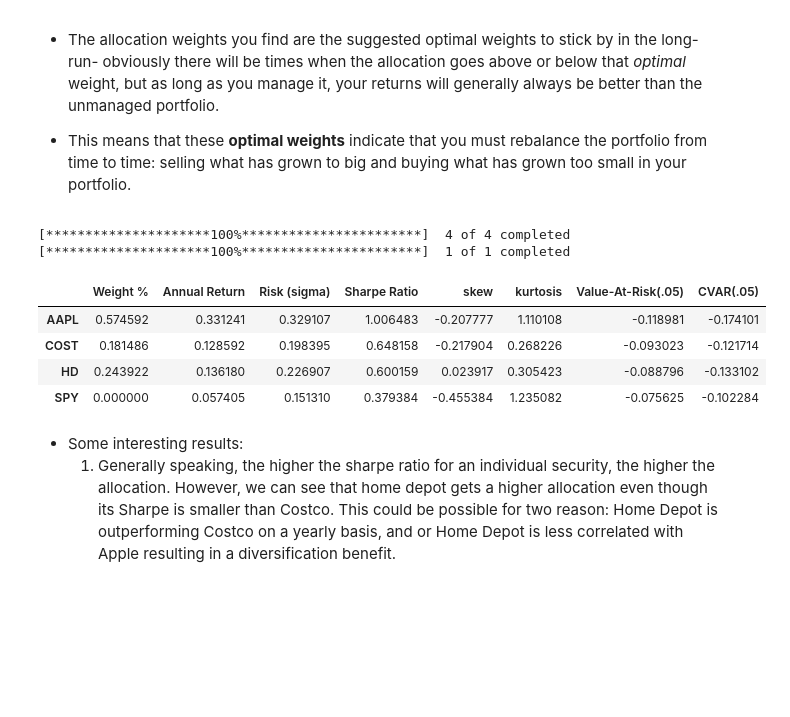
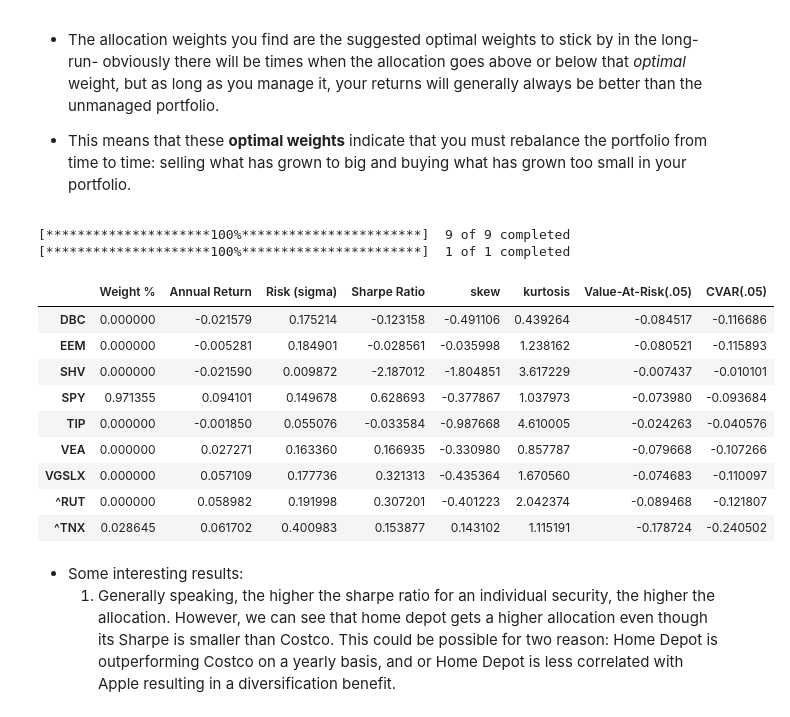
Before and after one commit to dcstein22/economics, a Jupyter notebook: Port_weight_function.ipynb, the cells around one changed output. Saved outputs shown, nothing was run; the diff lists cells and outputs as text; code cells hidden in the pictures; blank space fills up the shorter version.

```diff
--- a/Port_weight_function.ipynb
+++ b/Port_weight_function.ipynb
@@ -74,7 +74,7 @@ def performance_summary(return_data, annualization = 12):
 # I am going to use yahoo finance to download the data
 # You need to always download this asset (the risk free rate) which has ticker "^IRX"-3 month treasuries which I will rescale to be monthly
 # You need risk-free asset to compute the excess returns
-tickers = 'AAPL COST HD SPY'
+tickers = "SPY EEM TIP ^RUT ^TNX DBC VGSLX VEA SHV"
 rf_ticker = '^IRX'
 
 def NNLS_weights(tickers_assets = None, rf_asset = None, start_date = None, time_interval = '1mo',annual_factor = 12):
@@ -125,15 +125,20 @@ def NNLS_weights(tickers_assets = None, rf_asset = None, start_date = None, time
     beta['CVAR(.05)'] = excess_returns[excess_returns <= excess_returns.quantile(.05, axis = 0)].mean()
     return beta
 # %%
-NNLS_weights(tickers, rf_ticker, '2003-01-01', '1mo')
+NNLS_weights(tickers, rf_ticker, '2011-01-01', '1mo')
 # %% [output]
-[*********************100%***********************]  4 of 4 completed
+[*********************100%***********************]  9 of 9 completed
 [*********************100%***********************]  1 of 1 completed
 |  | Weight % | Annual Return | Risk (sigma) | Sharpe Ratio | skew | kurtosis | Value-At-Risk(.05) | CVAR(.05) |
-| AAPL | 0.574592 | 0.331241 | 0.329107 | 1.006483 | -0.207777 | 1.110108 | -0.118981 | -0.174101 |
-| COST | 0.181486 | 0.128592 | 0.198395 | 0.648158 | -0.217904 | 0.268226 | -0.093023 | -0.121714 |
-| HD | 0.243922 | 0.136180 | 0.226907 | 0.600159 | 0.023917 | 0.305423 | -0.088796 | -0.133102 |
-| SPY | 0.000000 | 0.057405 | 0.151310 | 0.379384 | -0.455384 | 1.235082 | -0.075625 | -0.102284 |
+| DBC | 0.000000 | -0.021579 | 0.175214 | -0.123158 | -0.491106 | 0.439264 | -0.084517 | -0.116686 |
+| EEM | 0.000000 | -0.005281 | 0.184901 | -0.028561 | -0.035998 | 1.238162 | -0.080521 | -0.115893 |
+| SHV | 0.000000 | -0.021590 | 0.009872 | -2.187012 | -1.804851 | 3.617229 | -0.007437 | -0.010101 |
+| SPY | 0.971355 | 0.094101 | 0.149678 | 0.628693 | -0.377867 | 1.037973 | -0.073980 | -0.093684 |
+| TIP | 0.000000 | -0.001850 | 0.055076 | -0.033584 | -0.987668 | 4.610005 | -0.024263 | -0.040576 |
+| VEA | 0.000000 | 0.027271 | 0.163360 | 0.166935 | -0.330980 | 0.857787 | -0.079668 | -0.107266 |
+| VGSLX | 0.000000 | 0.057109 | 0.177736 | 0.321313 | -0.435364 | 1.670560 | -0.074683 | -0.110097 |
+| ^RUT | 0.000000 | 0.058982 | 0.191998 | 0.307201 | -0.401223 | 2.042374 | -0.089468 | -0.121807 |
+| ^TNX | 0.028645 | 0.061702 | 0.400983 | 0.153877 | 0.143102 | 1.115191 | -0.178724 | -0.240502 |
 # %% [markdown]
 - Some interesting results:
     1. Generally speaking, the higher the sharpe ratio for an individual security, the higher the allocation. However, we can see that home depot gets a higher allocation even though its Sharpe is smaller than Costco. This could be possible for two reason: Home Depot is outperforming Costco on a yearly basis, and or Home Depot is less correlated with Apple resulting in a diversification benefit.
```
Also changed, not shown: parts of 1 cell of this notebook, 2 other files.
